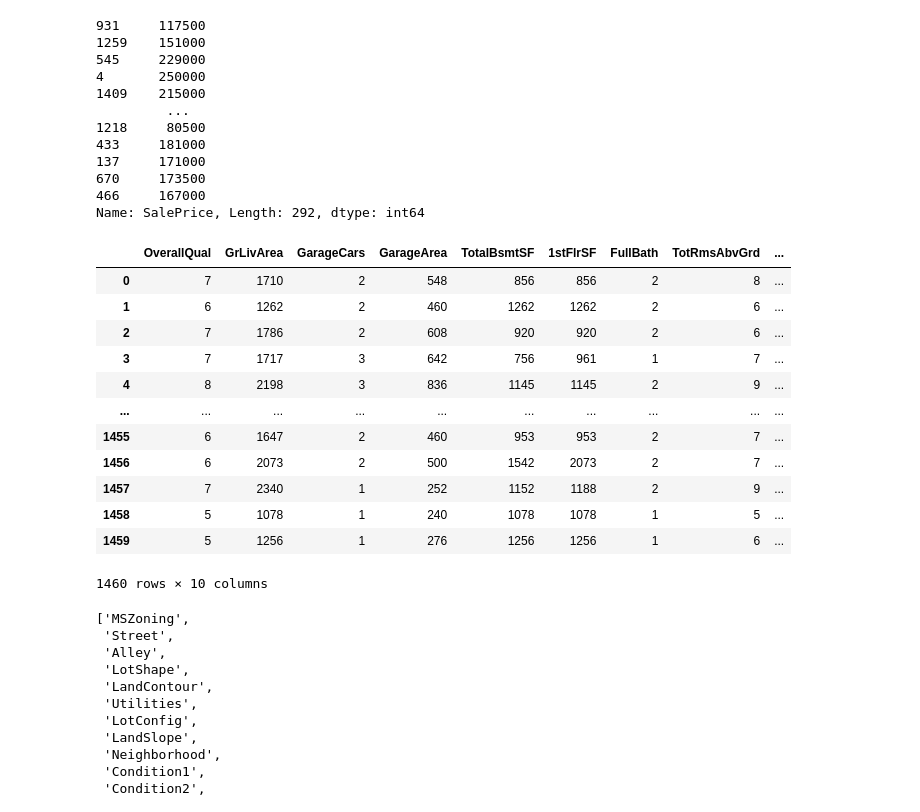
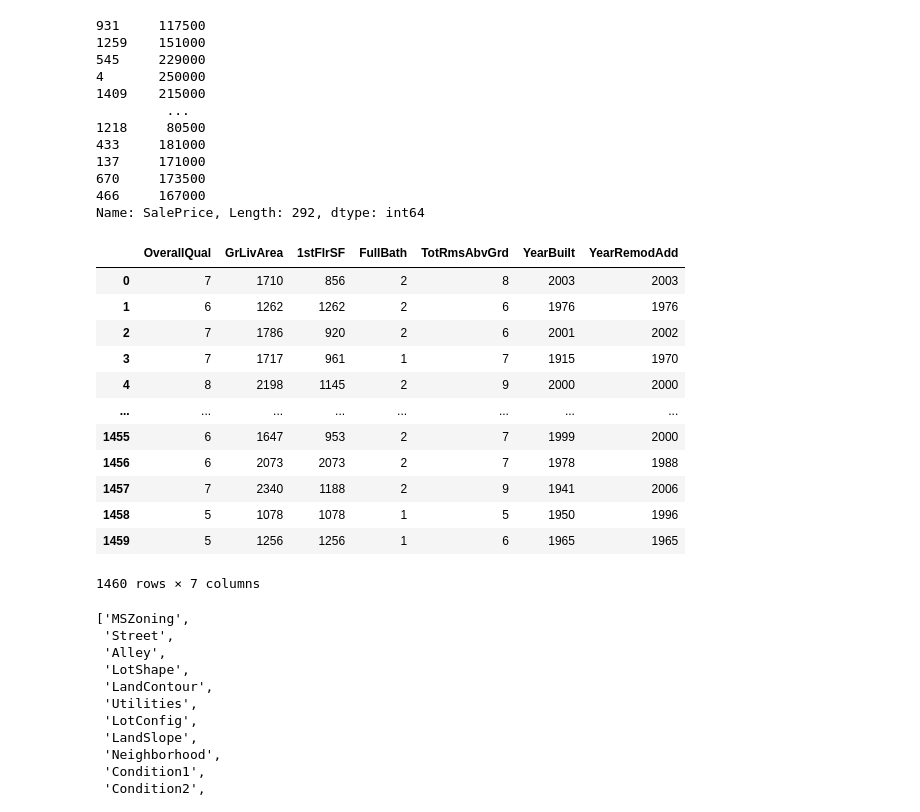
Before and after one commit to greigbingham/kaggle-house-prices, a Jupyter notebook: house_prices_notebook.ipynb, the cells around one changed output. Cells and saved outputs as stored; diff of their text form; code cells hidden in the pictures.

```diff
--- a/house_prices_notebook.ipynb
+++ b/house_prices_notebook.ipynb
@@ -274,25 +274,29 @@ y_test
 466     167000
 Name: SalePrice, Length: 292, dtype: int64
 # %%
-X2 = house_prices_train[["OverallQual","GrLivArea","GarageCars","GarageArea","TotalBsmtSF",
+#X2 = house_prices_train[["OverallQual","GrLivArea","GarageCars","GarageArea","TotalBsmtSF",
+#                   "1stFlrSF","FullBath","TotRmsAbvGrd","YearBuilt","YearRemodAdd"]
+#]
+
+X2 = house_prices_train[["OverallQual","GrLivArea",
                     "1stFlrSF","FullBath","TotRmsAbvGrd","YearBuilt","YearRemodAdd"]
 ]
 
 X2
 # %% [output]
-|  | OverallQual | GrLivArea | GarageCars | GarageArea | TotalBsmtSF | 1stFlrSF | FullBath | TotRmsAbvGrd | ... |
-| 0 | 7 | 1710 | 2 | 548 | 856 | 856 | 2 | 8 | ... |
-| 1 | 6 | 1262 | 2 | 460 | 1262 | 1262 | 2 | 6 | ... |
-| 2 | 7 | 1786 | 2 | 608 | 920 | 920 | 2 | 6 | ... |
-| 3 | 7 | 1717 | 3 | 642 | 756 | 961 | 1 | 7 | ... |
-| 4 | 8 | 2198 | 3 | 836 | 1145 | 1145 | 2 | 9 | ... |
-| ... | ... | ... | ... | ... | ... | ... | ... | ... | ... |
-| 1455 | 6 | 1647 | 2 | 460 | 953 | 953 | 2 | 7 | ... |
-| 1456 | 6 | 2073 | 2 | 500 | 1542 | 2073 | 2 | 7 | ... |
-| 1457 | 7 | 2340 | 1 | 252 | 1152 | 1188 | 2 | 9 | ... |
-| 1458 | 5 | 1078 | 1 | 240 | 1078 | 1078 | 1 | 5 | ... |
-| 1459 | 5 | 1256 | 1 | 276 | 1256 | 1256 | 1 | 6 | ... |
+|  | OverallQual | GrLivArea | 1stFlrSF | FullBath | TotRmsAbvGrd | YearBuilt | YearRemodAdd |
+| 0 | 7 | 1710 | 856 | 2 | 8 | 2003 | 2003 |
+| 1 | 6 | 1262 | 1262 | 2 | 6 | 1976 | 1976 |
+| 2 | 7 | 1786 | 920 | 2 | 6 | 2001 | 2002 |
+| 3 | 7 | 1717 | 961 | 1 | 7 | 1915 | 1970 |
+| 4 | 8 | 2198 | 1145 | 2 | 9 | 2000 | 2000 |
+| ... | ... | ... | ... | ... | ... | ... | ... |
+| 1455 | 6 | 1647 | 953 | 2 | 7 | 1999 | 2000 |
+| 1456 | 6 | 2073 | 2073 | 2 | 7 | 1978 | 1988 |
+| 1457 | 7 | 2340 | 1188 | 2 | 9 | 1941 | 2006 |
+| 1458 | 5 | 1078 | 1078 | 1 | 5 | 1950 | 1996 |
+| 1459 | 5 | 1256 | 1256 | 1 | 6 | 1965 | 1965 |
-1460 rows × 10 columns
+1460 rows × 7 columns
 # %%
 #Create a model
 model = Pipeline(steps=[("model", RandomForestRegressor())])
```
Also changed, not shown: parts of 5 cells of this notebook, 4 other files.
